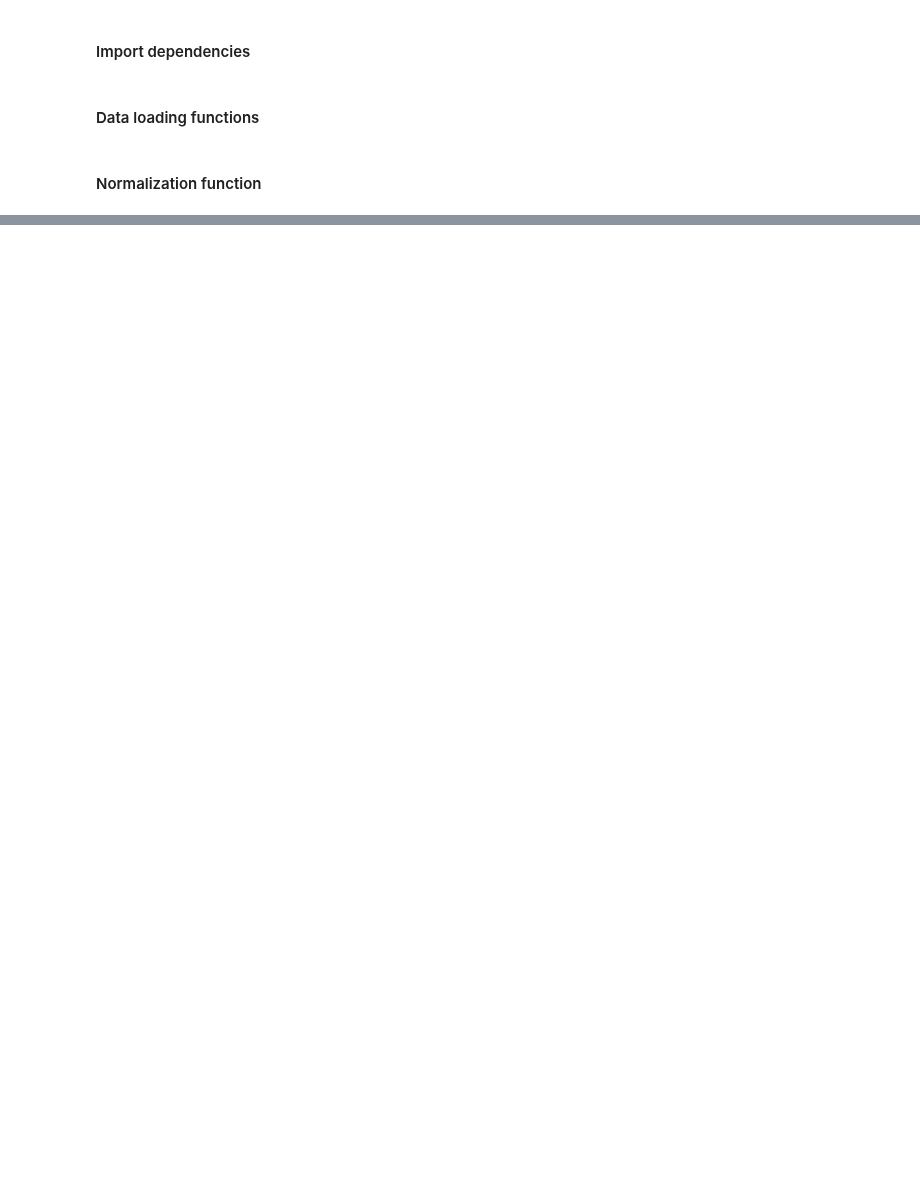
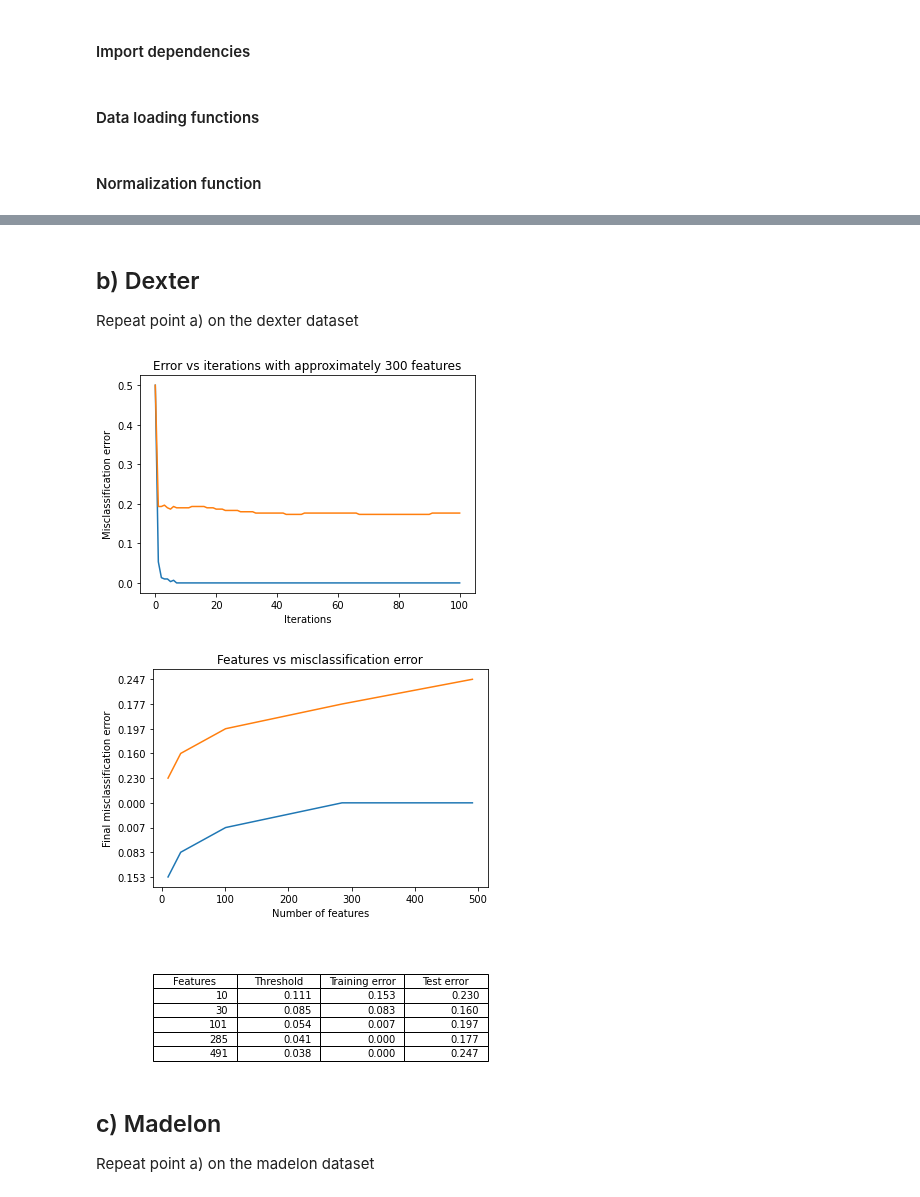
Before and after one commit to Kosaro/MachineLearningAssignments, a Jupyter notebook: TISP.ipynb, the cells around one changed output, grey strips where cells are left out. Drawn from its saved outputs; the diff is of its cells as text; code cells hidden in the pictures; blank space fills up the shorter version.

```diff
--- a/TISP.ipynb
+++ b/TISP.ipynb
@@ -92,9 +99,3 @@ def train_tisp(x_train, y_train, x_test, y_test, threshold):
 
 def predict(X,w):
     return np.round(1 /(1 + np.exp(-X @ w)))
-# %%
-def plot(error_test, error_train, features):
-    plt.table(cellText=[[error_train[-1]], [error_test[-1]]], rowLabels=['Training error', 'Test error'], bbox=[0.3,-0.6, .4,.3], edges="closed" )
-    plt.plot(features, error_train);
-    plt.plot(features, error_test);
-    plt.show()
@@ -100,0 +182,3 @@ def plot(error_test, error_train, features):
+# %% [markdown]
+## b) Dexter
+Repeat point a) on the dexter dataset
@@ -101,3 +189,11 @@ def plot(error_test, error_train, features):
+# %%
+plot_tisp(train_x, train_y, test_x, test_y, [.1109,.08516,.05381, .04136, .03828]);
+# %% [output]
+[figure, added]
+[figure, added]
+# %% [markdown]
+## c) Madelon
+Repeat point a) on the madelon dataset
 # %%
 train_x, train_y, test_x, test_y = get_madelon()
 # %%
```
Also changed, not shown: parts of 25 cells of this notebook.
